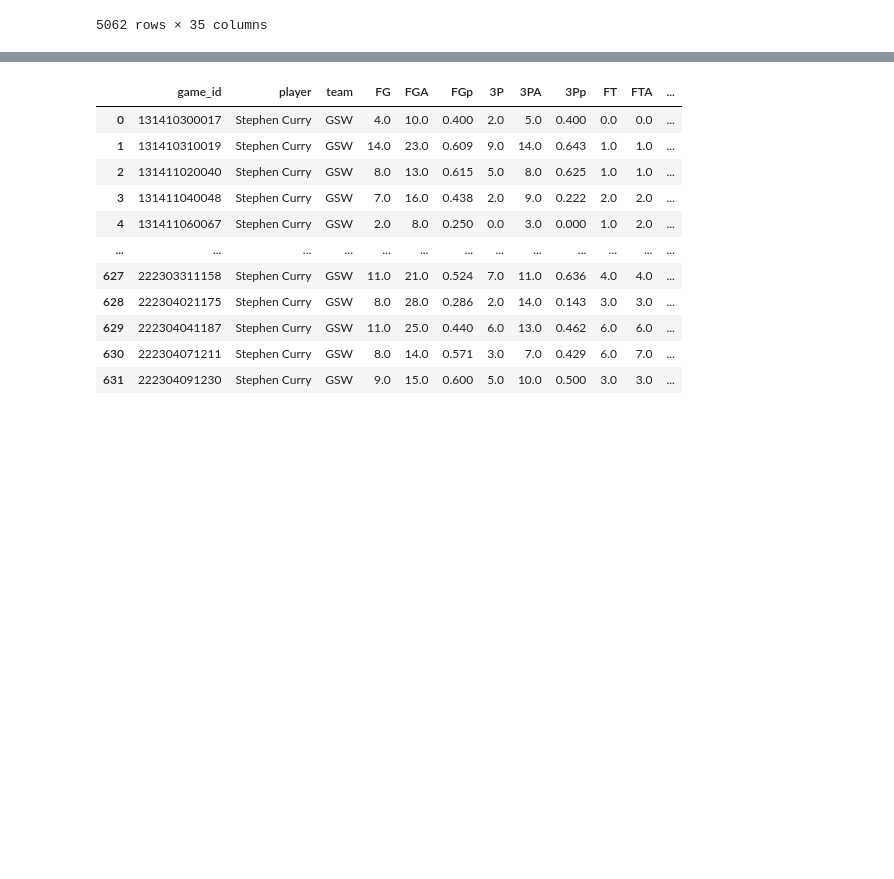
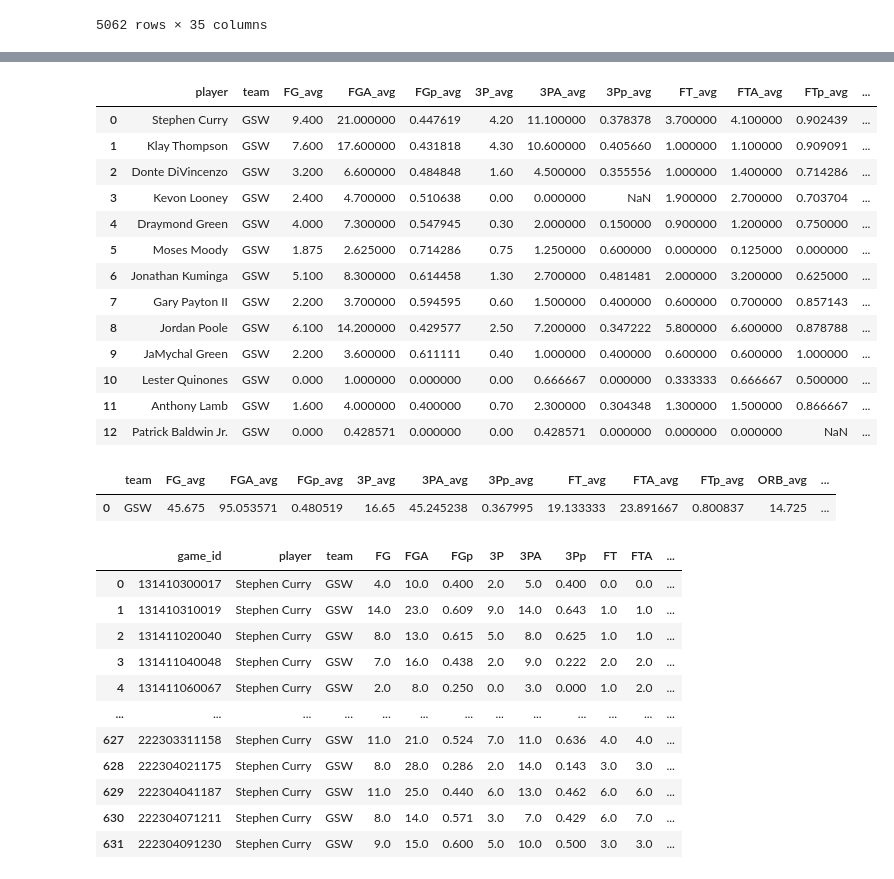
Before and after one commit to luke-lite/NBA-Prediction-Modeling, a Jupyter notebook: data/player_data/Player SQL testing.ipynb, the cells around one changed output, grey strips where cells are left out. Drawn from its saved outputs; the diff is of its cells as text; code cells hidden in the pictures; blank space fills up the shorter version.

```diff
--- a/data/player_data/Player SQL testing.ipynb
+++ b/data/player_data/Player SQL testing.ipynb
@@ -230,7 +230,7 @@ curr_ps
 # %%
 team_past_n_games_df = pd.DataFrame(columns=avg_columns)
 
-for player in current_players:
+for player in current_a_players:
     player_df = curr_ps[curr_ps['player'] == player].reset_index(drop=True)
 
     p_idx = player_df.index[player_df['game_id'] == gid].tolist()[0]
@@ -240,14 +240,14 @@ for player in current_players:
     team = player_df['team'].iloc[p_idx]
 
     FG_avg = past_n_games['FG'].mean()
-    FGA_avg = past_n_games['FG'].mean()
+    FGA_avg = past_n_games['FGA'].mean()
     FGp_avg = FG_avg/FGA_avg
     _3P_avg = past_n_games['3P'].mean()
     _3PA_avg = past_n_games['3PA'].mean()
     _3Pp_avg = _3P_avg/_3PA_avg
     FT_avg = past_n_games['FT'].mean()
     FTA_avg = past_n_games['FTA'].mean()
-    FTp_avg = FT/FTA
+    FTp_avg = FT_avg/FTA_avg
     ORB_avg = past_n_games['ORB'].mean()
     DRB_avg = past_n_games['DRB'].mean()
     TRB_avg = past_n_games['TRB'].mean()
@@ -278,3 +278,20 @@ for player in current_players:
                                        ORB_avg, DRB_avg, TRB_avg, AST_avg, STL_avg, BLK_avg, TOV_avg, PF_avg, PTS_avg, PM_avg,
                                        TSp_avg, eFGp_avg, _3PAr_avg, FTr_avg, ORBp_avg, DRBp_avg, TRBp_avg, ASTp_avg, STLp_avg,
                                        BLKp_avg, TOVp_avg, USGp_avg, PIE_avg]
+# %%
+team_past_n_games_df
+# %% [output]
+|  | player | team | FG_avg | FGA_avg | FGp_avg | 3P_avg | 3PA_avg | 3Pp_avg | FT_avg | FTA_avg | FTp_avg | ... |
+| 0 | Stephen Curry | GSW | 9.400 | 21.000000 | 0.447619 | 4.20 | 11.100000 | 0.378378 | 3.700000 | 4.100000 | 0.902439 | ... |
+| 1 | Klay Thompson | GSW | 7.600 | 17.600000 | 0.431818 | 4.30 | 10.600000 | 0.405660 | 1.000000 | 1.100000 | 0.909091 | ... |
+| 2 | Donte DiVincenzo | GSW | 3.200 | 6.600000 | 0.484848 | 1.60 | 4.500000 | 0.355556 | 1.000000 | 1.400000 | 0.714286 | ... |
+| 3 | Kevon Looney | GSW | 2.400 | 4.700000 | 0.510638 | 0.00 | 0.000000 | NaN | 1.900000 | 2.700000 | 0.703704 | ... |
+| 4 | Draymond Green | GSW | 4.000 | 7.300000 | 0.547945 | 0.30 | 2.000000 | 0.150000 | 0.900000 | 1.200000 | 0.750000 | ... |
+| 5 | Moses Moody | GSW | 1.875 | 2.625000 | 0.714286 | 0.75 | 1.250000 | 0.600000 | 0.000000 | 0.125000 | 0.000000 | ... |
+| 6 | Jonathan Kuminga | GSW | 5.100 | 8.300000 | 0.614458 | 1.30 | 2.700000 | 0.481481 | 2.000000 | 3.200000 | 0.625000 | ... |
+| 7 | Gary Payton II | GSW | 2.200 | 3.700000 | 0.594595 | 0.60 | 1.500000 | 0.400000 | 0.600000 | 0.700000 | 0.857143 | ... |
+| 8 | Jordan Poole | GSW | 6.100 | 14.200000 | 0.429577 | 2.50 | 7.200000 | 0.347222 | 5.800000 | 6.600000 | 0.878788 | ... |
+| 9 | JaMychal Green | GSW | 2.200 | 3.600000 | 0.611111 | 0.40 | 1.000000 | 0.400000 | 0.600000 | 0.600000 | 1.000000 | ... |
+| 10 | Lester Quinones | GSW | 0.000 | 1.000000 | 0.000000 | 0.00 | 0.666667 | 0.000000 | 0.333333 | 0.666667 | 0.500000 | ... |
+| 11 | Anthony Lamb | GSW | 1.600 | 4.000000 | 0.400000 | 0.70 | 2.300000 | 0.304348 | 1.300000 | 1.500000 | 0.866667 | ... |
+| 12 | Patrick Baldwin Jr. | GSW | 0.000 | 0.428571 | 0.000000 | 0.00 | 0.428571 | 0.000000 | 0.000000 | 0.000000 | NaN | ... |
@@ -281,3 +341,8 @@ for player in current_players:
+# %%
+team_sum_df
+# %% [output]
+|  | team | FG_avg | FGA_avg | FGp_avg | 3P_avg | 3PA_avg | 3Pp_avg | FT_avg | FTA_avg | FTp_avg | ORB_avg | ... |
+| 0 | GSW | 45.675 | 95.053571 | 0.480519 | 16.65 | 45.245238 | 0.367995 | 19.133333 | 23.891667 | 0.800837 | 14.725 | ... |
 # %%
 sc_df = curr_ps[curr_ps['player'] == 'Stephen Curry'].reset_index(drop=True)
 sc_df
```
Also changed, not shown: parts of 6 cells of this notebook.
